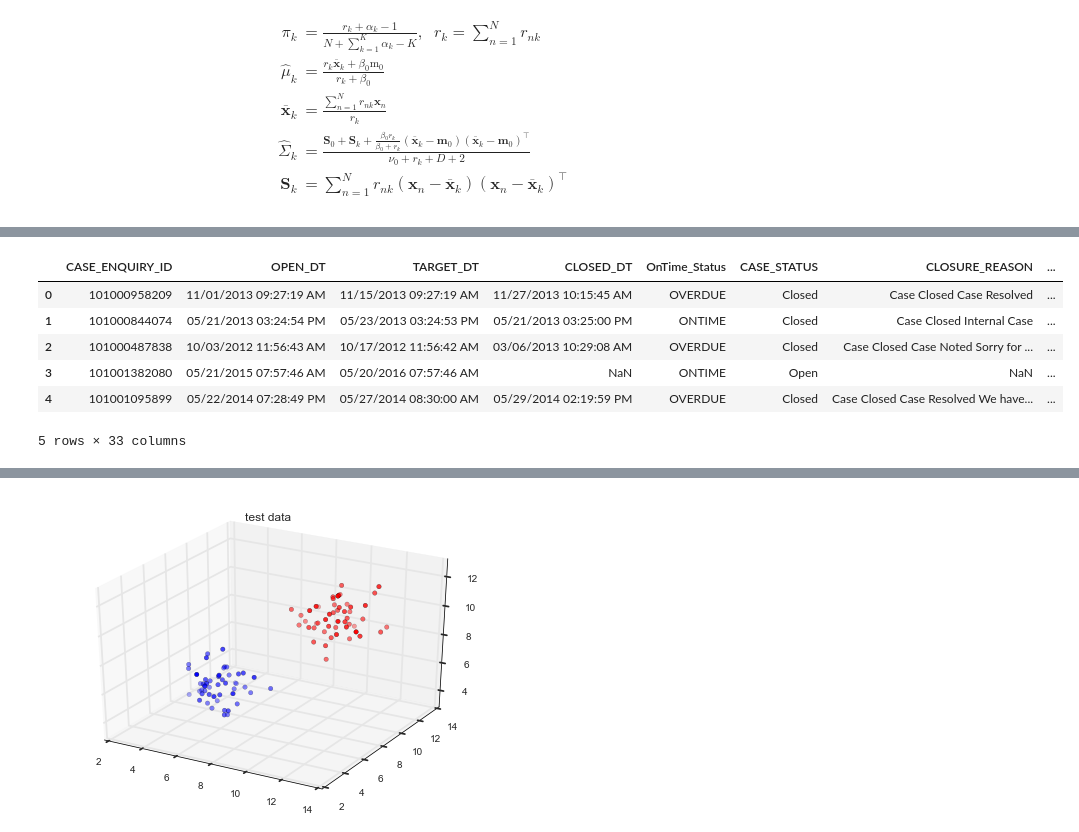
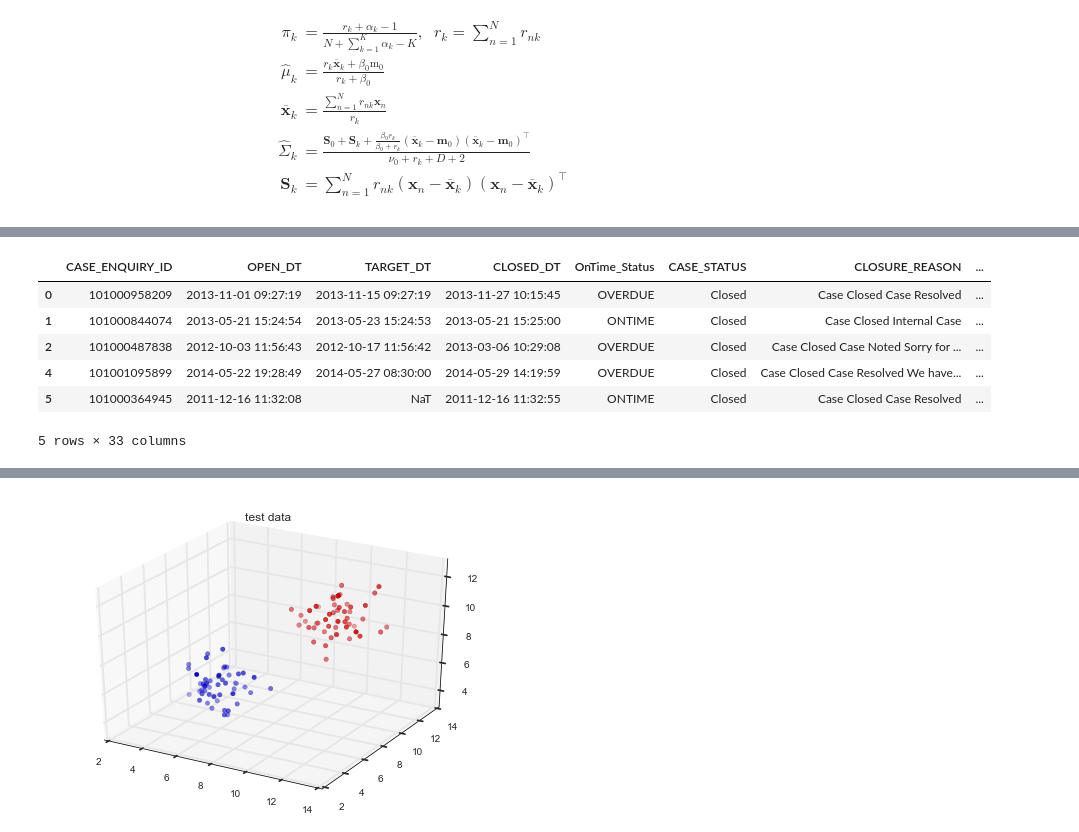
Before and after one commit to onefishy/Boston311, a Jupyter notebook: Code/EM for MLE and MAP.ipynb, the cells around one changed output, grey strips where cells are left out. Cells and saved outputs as stored; diff of their text form; code cells hidden in the pictures.

```diff
--- a/Code/EM for MLE and MAP.ipynb
+++ b/Code/EM for MLE and MAP.ipynb
@@ -110,10 +110,10 @@ Dates processed in 434.74 seconds.
 # %%
-requests.head()
+closed_requests.head()
 # %% [output]
 |  | CASE_ENQUIRY_ID | OPEN_DT | TARGET_DT | CLOSED_DT | OnTime_Status | CASE_STATUS | CLOSURE_REASON | ... |
-| 0 | 101000958209 | 11/01/2013 09:27:19 AM | 11/15/2013 09:27:19 AM | 11/27/2013 10:15:45 AM | OVERDUE | Closed | Case Closed Case Resolved | ... |
-| 1 | 101000844074 | 05/21/2013 03:24:54 PM | 05/23/2013 03:24:53 PM | 05/21/2013 03:25:00 PM | ONTIME | Closed | Case Closed Internal Case | ... |
-| 2 | 101000487838 | 10/03/2012 11:56:43 AM | 10/17/2012 11:56:42 AM | 03/06/2013 10:29:08 AM | OVERDUE | Closed | Case Closed Case Noted Sorry for ... | ... |
-| 3 | 101001382080 | 05/21/2015 07:57:46 AM | 05/20/2016 07:57:46 AM | NaN | ONTIME | Open | NaN | ... |
-| 4 | 101001095899 | 05/22/2014 07:28:49 PM | 05/27/2014 08:30:00 AM | 05/29/2014 02:19:59 PM | OVERDUE | Closed | Case Closed Case Resolved We have... | ... |
+| 0 | 101000958209 | 2013-11-01 09:27:19 | 2013-11-15 09:27:19 | 2013-11-27 10:15:45 | OVERDUE | Closed | Case Closed Case Resolved | ... |
+| 1 | 101000844074 | 2013-05-21 15:24:54 | 2013-05-23 15:24:53 | 2013-05-21 15:25:00 | ONTIME | Closed | Case Closed Internal Case | ... |
+| 2 | 101000487838 | 2012-10-03 11:56:43 | 2012-10-17 11:56:42 | 2013-03-06 10:29:08 | OVERDUE | Closed | Case Closed Case Noted Sorry for ... | ... |
+| 4 | 101001095899 | 2014-05-22 19:28:49 | 2014-05-27 08:30:00 | 2014-05-29 14:19:59 | OVERDUE | Closed | Case Closed Case Resolved We have... | ... |
+| 5 | 101000364945 | 2011-12-16 11:32:08 | NaT | 2011-12-16 11:32:55 | ONTIME | Closed | Case Closed Case Resolved | ... |
 5 rows × 33 columns
```
Also changed, not shown: parts of 10 cells of this notebook, 10 other files.
